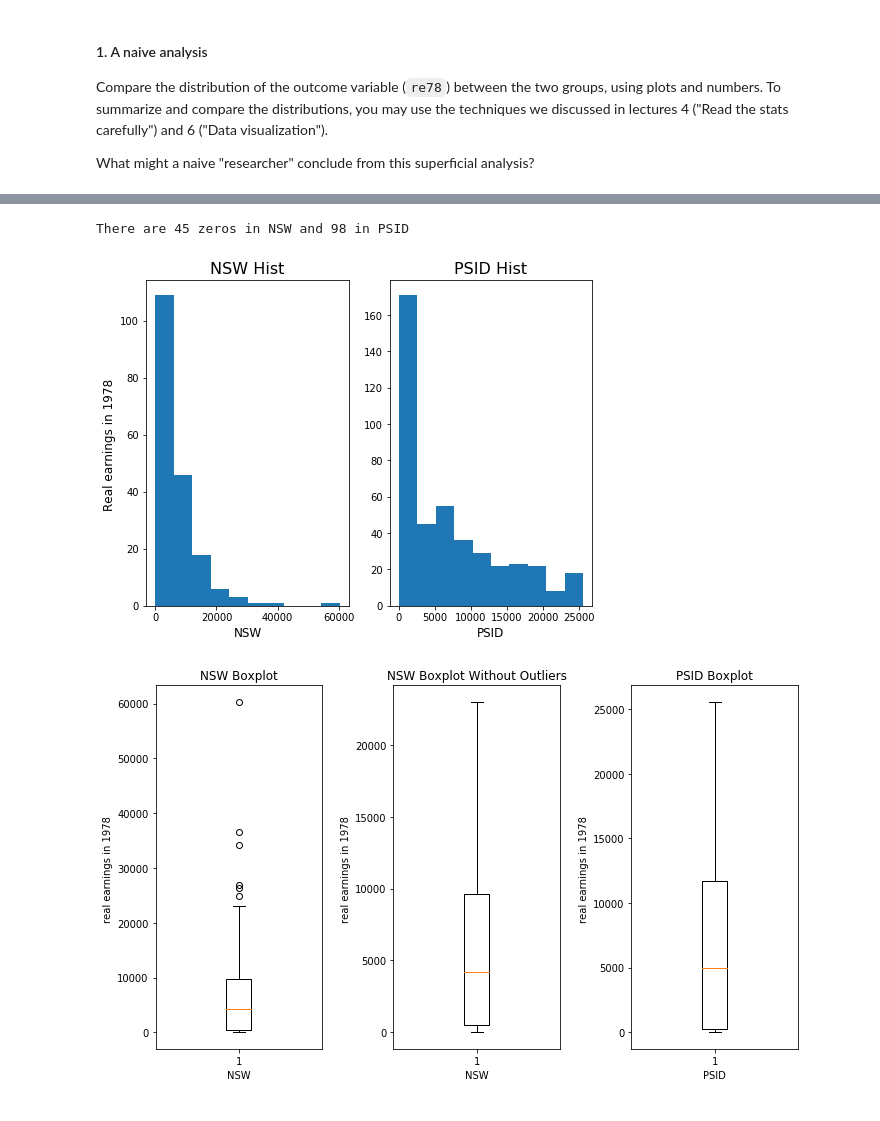
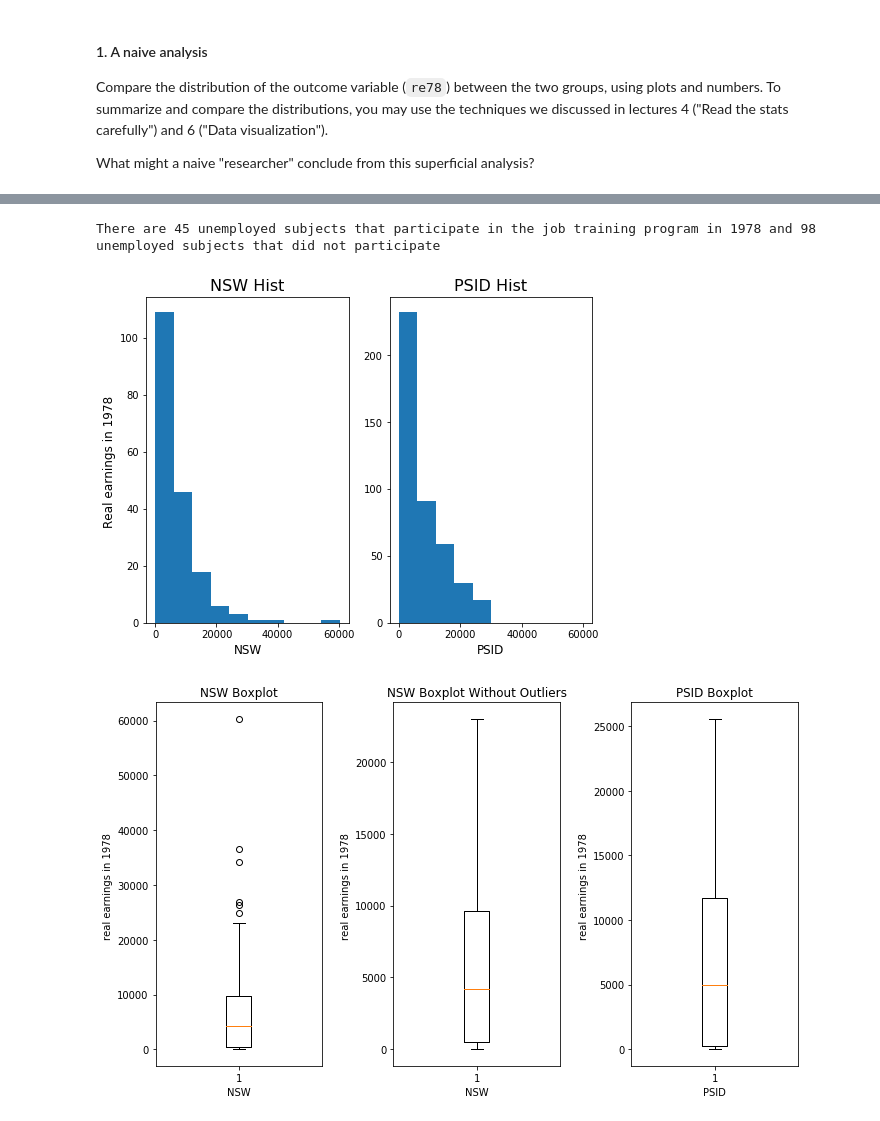
Before and after one commit to Babas10/ADA_JEX2017, a Jupyter notebook: HomeWork/04 - Applied ML/H4.ipynb, the cells around one changed output, grey strips where cells are left out. Saved outputs shown, nothing was run; the diff lists cells and outputs as text; code cells hidden in the pictures.

```diff
--- a/HomeWork/04 - Applied ML/H4.ipynb
+++ b/HomeWork/04 - Applied ML/H4.ipynb
@@ -58,37 +157,37 @@ display(dataset.head(10))
 # %%
-copyDS = dataset.copy()
 '''
 Here we want to see the distribution of the subject participated in the job training program and the ones that didn't.
 We will do two box plot an analyse them.
 '''
 
-NSW = dataset.loc[copyDS['treat'] == 1]['re78'] # participated in the job training program
-PSID = dataset.loc[copyDS['treat'] == 0]['re78'] # Didn't participated in the job training program
+NSW = dataset.loc[dataset['treat'] == 1]['re78'] # participated in the job training program
+PSID = dataset.loc[dataset['treat'] == 0]['re78'] # Didn't participated in the job training program
 # %%
-#Quantifing the amount of 0 in the each group
+#Quantifing the amount of unemployed people within the each group
+
 NSWZeros = np.where(NSW == 0.0)[0]
 PSIDZeros = np.where(PSID == 0.0)[0]
-print('There are ' + str(len(NSWZeros)) + ' zeros in NSW and ' + str(len(PSIDZeros)) + ' in PSID')
+print('There are ' + str(len(NSWZeros)) + ' unemployed subjects that participate in the job training program in 1978 and ' + str(len(PSIDZeros)) + ' unemployed subjects that did not participate')
 # %% [output]
-There are 45 zeros in NSW and 98 in PSID
+There are 45 unemployed subjects that participate in the job training program in 1978 and 98 unemployed subjects that did not participate
 # %%
 plt.figure(figsize=(8, 6))
 
 plt.subplot(1, 2, 1)
 histNSW = plt.hist(NSW.tolist())
 plt.title('NSW Hist',fontsize=16)
 plt.ylabel('Real earnings in 1978 ',fontsize=12)
 plt.xlabel('NSW',fontsize=12)
 
 plt.subplot(1, 2, 2)
-histPSID = plt.hist(PSID.tolist())
+histPSID = plt.hist(PSID.tolist(), range = [0,60000])
 plt.title('PSID Hist',fontsize=16)
 plt.xlabel('PSID',fontsize=12)
 
 
 plt.show()
 # %% [output]
-[figure, old version]
+[figure, new version]
 # %%
 # multiple box plots on one figure
 plt.figure(figsize=(10, 6))
```
Also changed, not shown: parts of 34 cells of this notebook.
